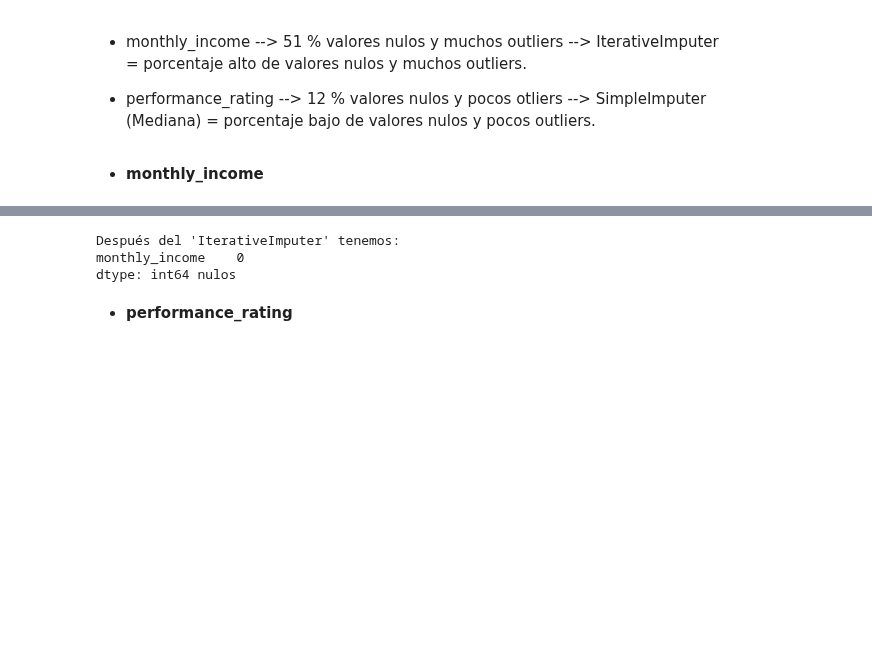
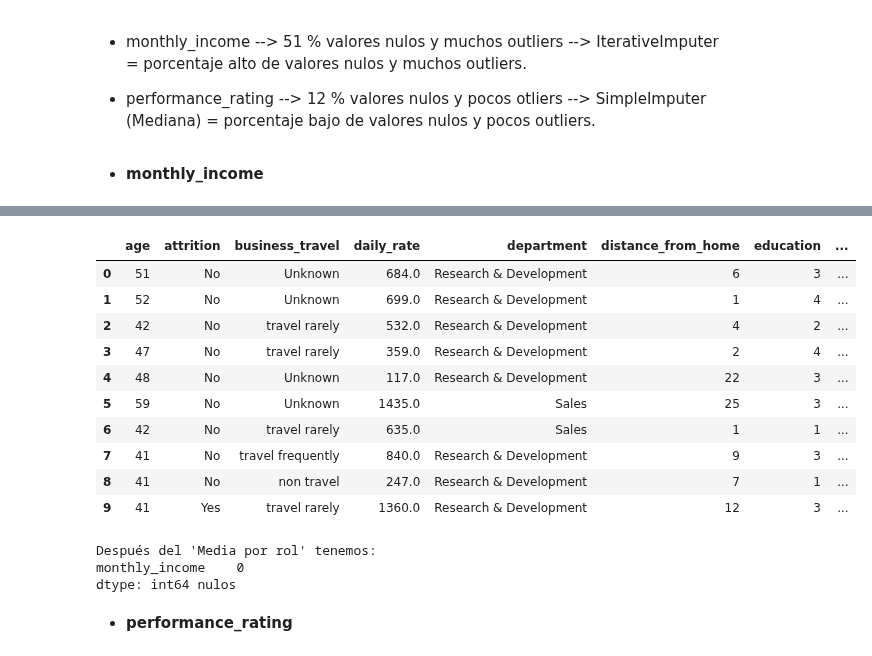
Before and after one commit to Paulamc1695/proyecto_da_promo_J_modulo_3, a Jupyter notebook: Fase_2_Transformacion_Datos.ipynb, the cells around one changed output, grey strips where cells are left out. Saved outputs shown, nothing was run; the diff lists cells and outputs as text; code cells hidden in the pictures; blank space fills up the shorter version.

Commit message:
ajuste en csv y salarios

```diff
--- a/Fase_2_Transformacion_Datos.ipynb
+++ b/Fase_2_Transformacion_Datos.ipynb
@@ -831,5 +851,7 @@ axes[1].set_xlim(2.8, 4.2)
 - monthly_income --> 51 % valores nulos y muchos outliers --> IterativeImputer = porcentaje alto de valores nulos y muchos outliers.
 
 - performance_rating --> 12 % valores nulos y pocos otliers --> SimpleImputer (Mediana) = porcentaje bajo de valores nulos y pocos outliers.
+# %%
+df_prueba1 = df_prueba.copy()
 # %% [markdown]
 - **monthly_income**
@@ -843,0 +880,3 @@ df_prueba["monthly_income"] = monthly_income_limpio
+# %%
+salario_rol=pd.DataFrame(df_prueba1.groupby("job_role")["monthly_income"].mean().round(2))
+salario_rol
@@ -844,8 +895,25 @@ df_prueba["monthly_income"] = monthly_income_limpio
+# %%
+for rol in df_prueba1["job_role"]:
+    if rol in salario_rol.index:
+          df_prueba1.loc[(df_prueba1["job_role"] == rol) & df_prueba1["monthly_income"].isnull(), "monthly_income"] = salario_rol.loc[rol, "monthly_income"]
+df_prueba1.head(10)
+# %% [output]
+|  | age | attrition | business_travel | daily_rate | department | distance_from_home | education | ... |
+| 0 | 51 | No | Unknown | 684.0 | Research & Development | 6 | 3 | ... |
+| 1 | 52 | No | Unknown | 699.0 | Research & Development | 1 | 4 | ... |
+| 2 | 42 | No | travel rarely | 532.0 | Research & Development | 4 | 2 | ... |
+| 3 | 47 | No | travel rarely | 359.0 | Research & Development | 2 | 4 | ... |
+| 4 | 48 | No | Unknown | 117.0 | Research & Development | 22 | 3 | ... |
+| 5 | 59 | No | Unknown | 1435.0 | Sales | 25 | 3 | ... |
+| 6 | 42 | No | travel rarely | 635.0 | Sales | 1 | 1 | ... |
+| 7 | 41 | No | travel frequently | 840.0 | Research & Development | 9 | 3 | ... |
+| 8 | 41 | No | non travel | 247.0 | Research & Development | 7 | 1 | ... |
+| 9 | 41 | Yes | travel rarely | 1360.0 | Research & Development | 12 | 3 | ... |
 # %%
 # Comprobar los nulos
-print(f"Después del 'IterativeImputer' tenemos: \n{df_prueba[['monthly_income']].isnull().sum()} nulos")
+print(f"Después del 'Media por rol' tenemos: \n{df_prueba1[['monthly_income']].isnull().sum()} nulos")
 # %% [output]
-Después del 'IterativeImputer' tenemos:
+Después del 'Media por rol' tenemos:
 monthly_income    0
 dtype: int64 nulos
 # %% [markdown]
```
Also changed, not shown: parts of 49 cells of this notebook, 7 other files.
